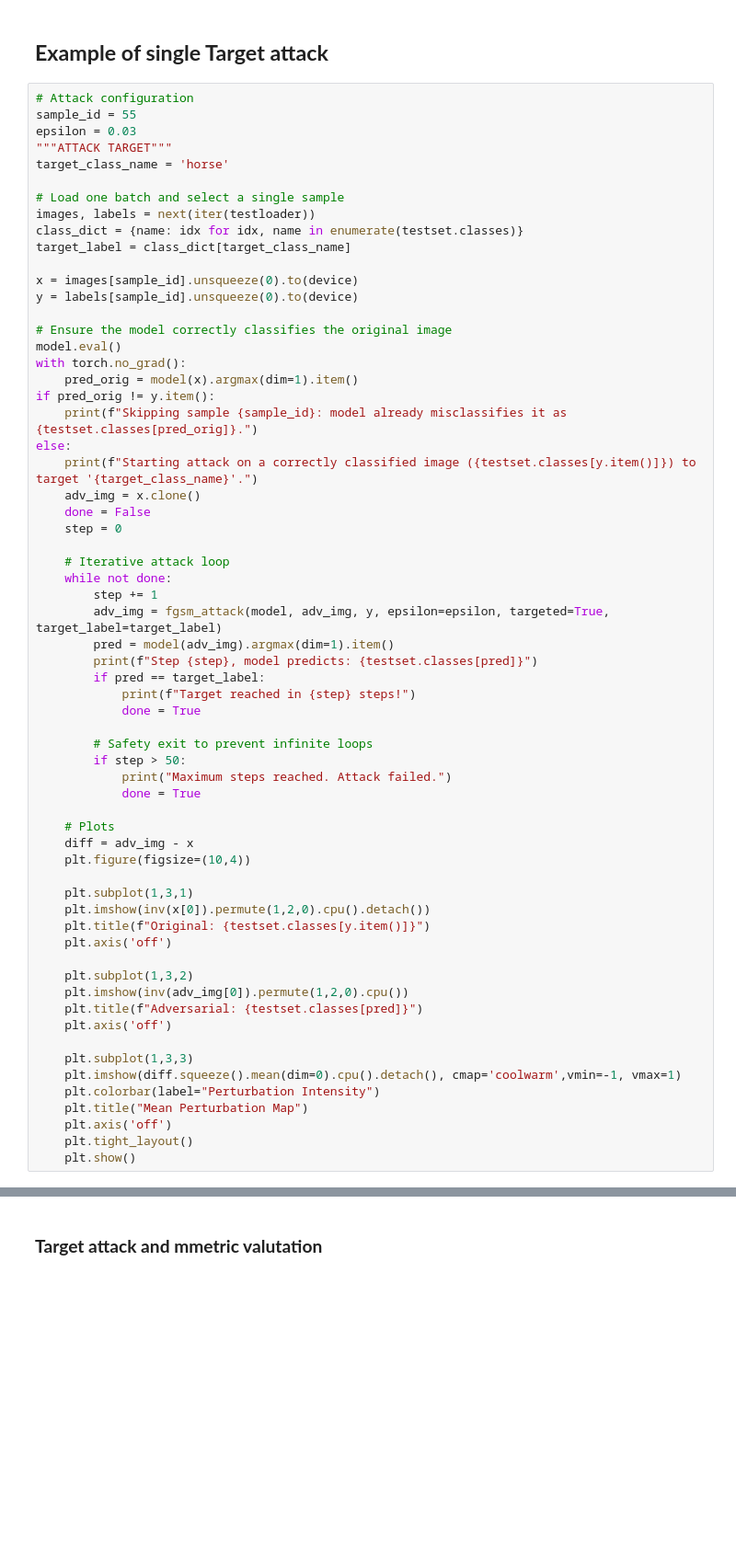
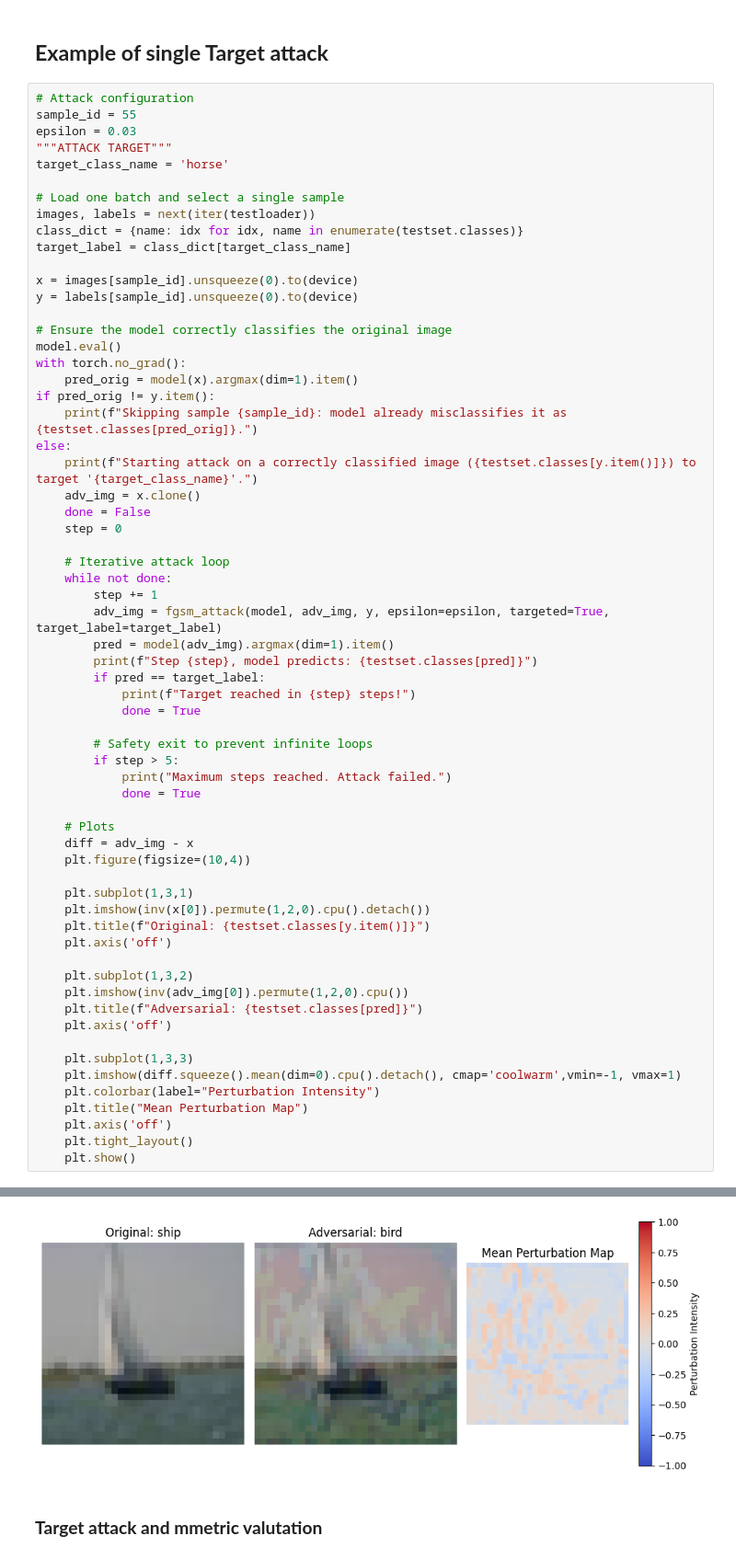
Before and after one commit to emile-kophi/AML_Labs, a Jupyter notebook: Exercise_4/Lab4_Adversarial_learning.ipynb, the cells around one changed output, grey strips where cells are left out. Shown at 92% size. Saved outputs shown, nothing was run; the diff lists cells and outputs as text; blank space fills up the shorter version.

```diff
--- a/Exercise_4/Lab4_Adversarial_learning.ipynb
+++ b/Exercise_4/Lab4_Adversarial_learning.ipynb
@@ -687,7 +674,7 @@ else:
             done = True
 
         # Safety exit to prevent infinite loops
-        if step > 50:
+        if step > 5:
             print("Maximum steps reached. Attack failed.")
             done = True
 
@@ -712,3 +699,4 @@ else:
     plt.axis('off')
     plt.tight_layout()
     plt.show()
+# %% [output]
@@ -715,3 +711,4 @@ else:
+[figure, added]
 # %% [markdown]
 ### **Target attack and mmetric valutation**
 # %%
```
Also changed, not shown: parts of 6 cells of this notebook.
